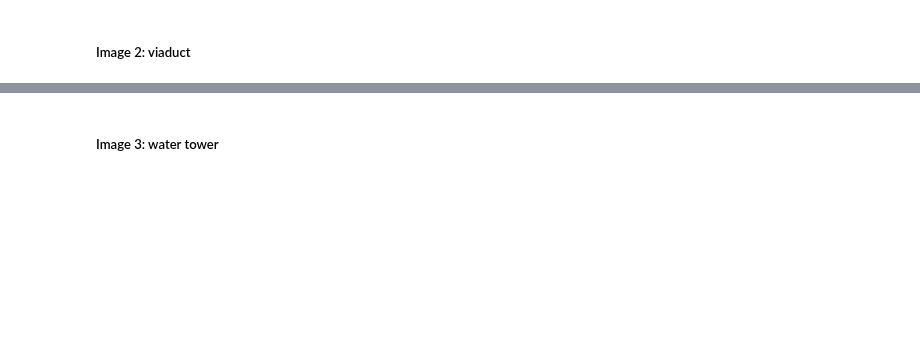
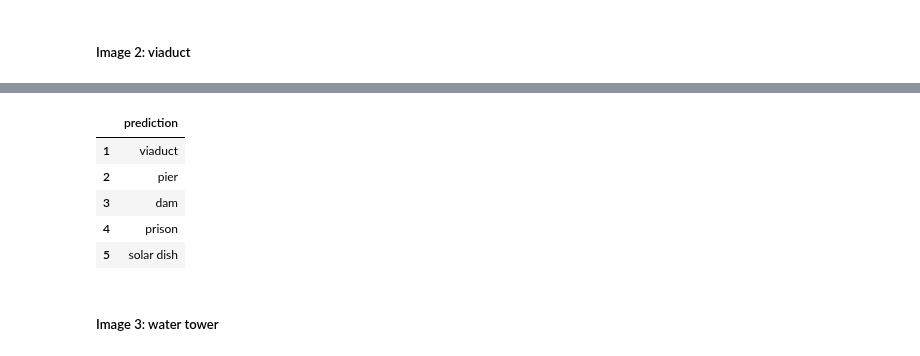
Before and after one commit to dominikwernerwolf/coursera, a Jupyter notebook: Saving_and_loading_model_weights.ipynb, the cells around one changed output, grey strips where cells are left out. Drawn from its saved outputs; the diff is of its cells as text; code cells hidden in the pictures; blank space fills up the shorter version.

```diff
--- a/Saving_and_loading_model_weights.ipynb
+++ b/Saving_and_loading_model_weights.ipynb
@@ -608,0 +651,3 @@ def get_top_5_predictions(img):
+# %%
+get_top_5_predictions(viaduct_img)
+# %% [output]
@@ -609,2 +655,8 @@ def get_top_5_predictions(img):
+|  | prediction |
+| 1 | viaduct |
+| 2 | pier |
+| 3 | dam |
+| 4 | prison |
+| 5 | solar dish |
 # %% [markdown]
 ##### Image 3: water tower
```
Also changed, not shown: parts of 30 cells of this notebook.
